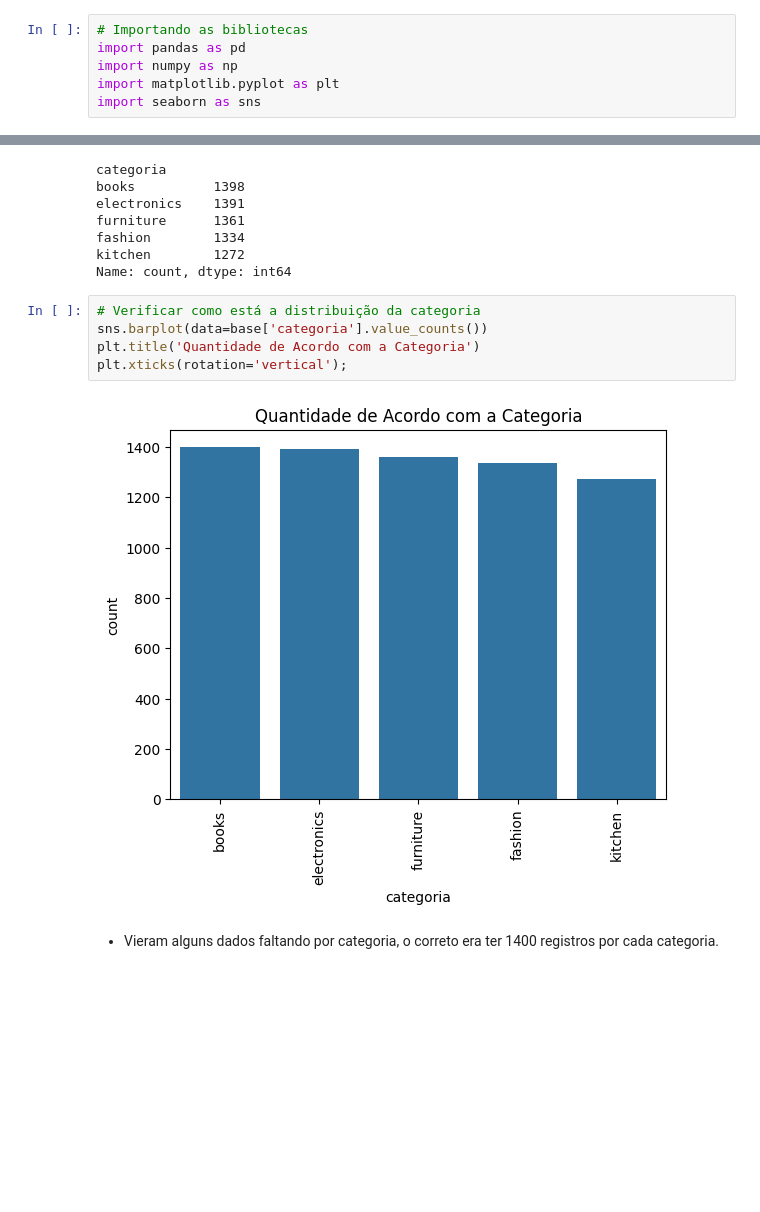
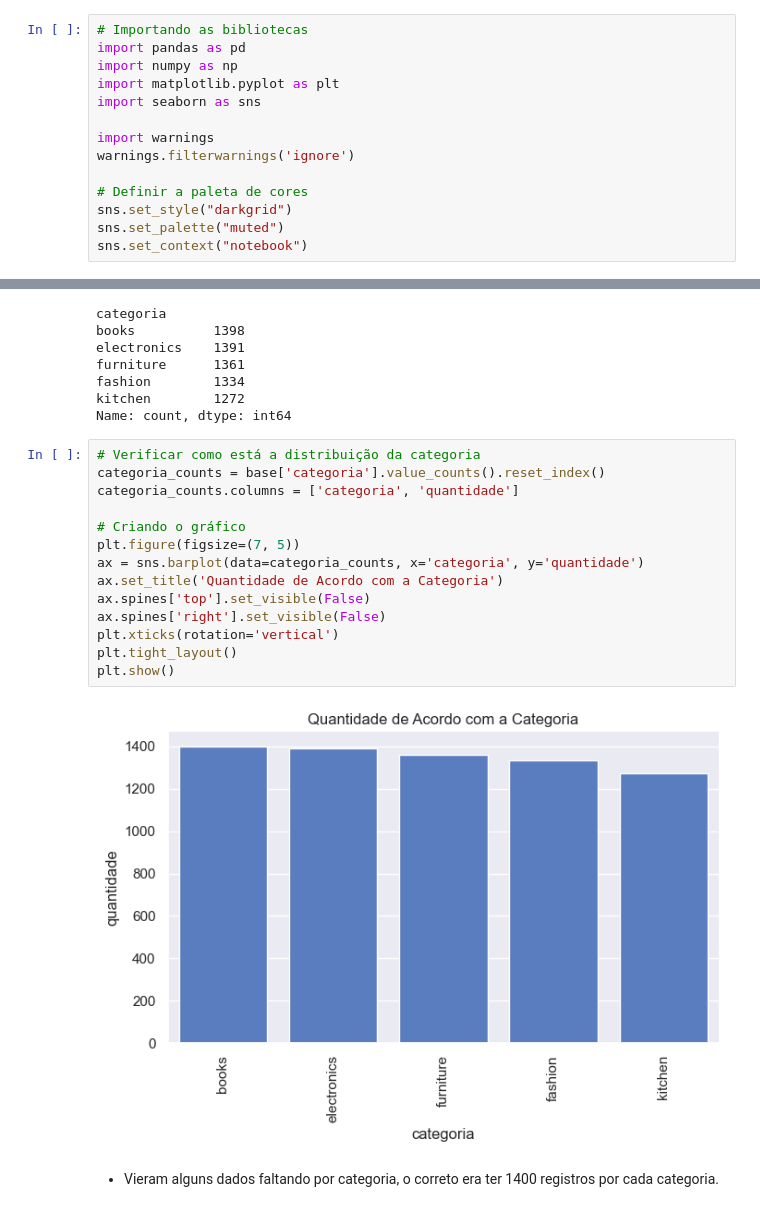
Before and after one commit to DiegowFonseca/amazon-blackfriday-analysis, a Jupyter notebook: notebooks/analysis_exploratory.ipynb, the cells around one changed output, grey strips where cells are left out. Cells and saved outputs as stored; diff of their text form; blank space fills up the shorter version.

Commit message:
Editando os gráficos para ficar com um visual melhor.

```diff
--- a/notebooks/analysis_exploratory.ipynb
+++ b/notebooks/analysis_exploratory.ipynb
@@ -24,6 +24,14 @@ import pandas as pd
 import numpy as np
 import matplotlib.pyplot as plt
 import seaborn as sns
+
+import warnings
+warnings.filterwarnings('ignore')
+
+# Definir a paleta de cores
+sns.set_style("darkgrid")
+sns.set_palette("muted")
+sns.set_context("notebook")
 # %%
 # Importando a base de dados
 base = pd.read_csv("../data/data_processed/produtos.csv")
@@ -263,11 +288,20 @@ kitchen        1272
 Name: count, dtype: int64
 # %%
 # Verificar como está a distribuição da categoria
-sns.barplot(data=base['categoria'].value_counts())
-plt.title('Quantidade de Acordo com a Categoria')
-plt.xticks(rotation='vertical');
+categoria_counts = base['categoria'].value_counts().reset_index()
+categoria_counts.columns = ['categoria', 'quantidade']
+
+# Criando o gráfico
+plt.figure(figsize=(7, 5))
+ax = sns.barplot(data=categoria_counts, x='categoria', y='quantidade')
+ax.set_title('Quantidade de Acordo com a Categoria')
+ax.spines['top'].set_visible(False)
+ax.spines['right'].set_visible(False)
+plt.xticks(rotation='vertical')
+plt.tight_layout()
+plt.show()
 # %% [output]
-[figure, old version]
+[figure, new version]
 # %% [markdown]
 - Vieram alguns dados faltando por categoria, o correto era ter 1400 registros por cada categoria.
 # %% [markdown]
```
Also changed, not shown: parts of 21 cells of this notebook.
